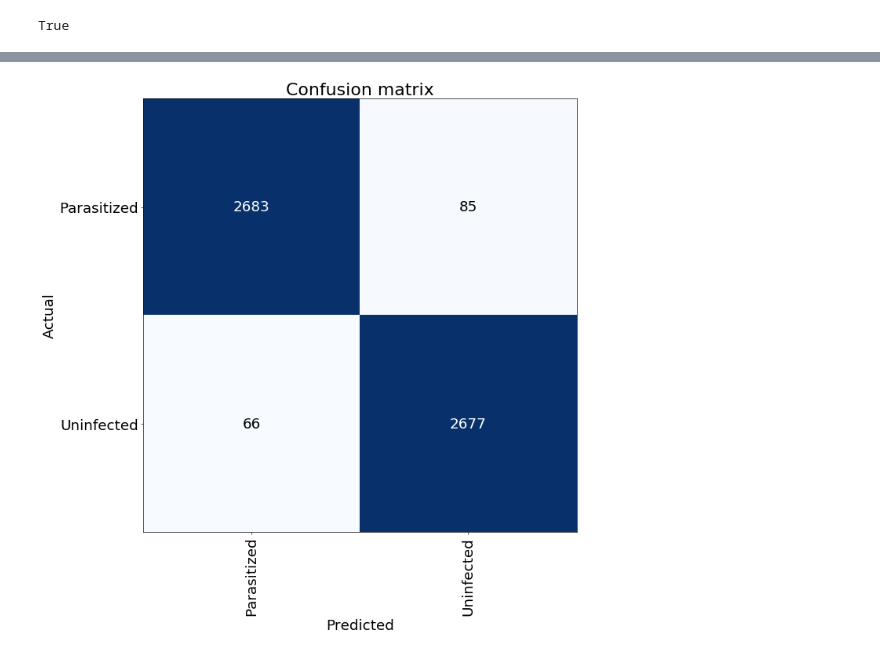
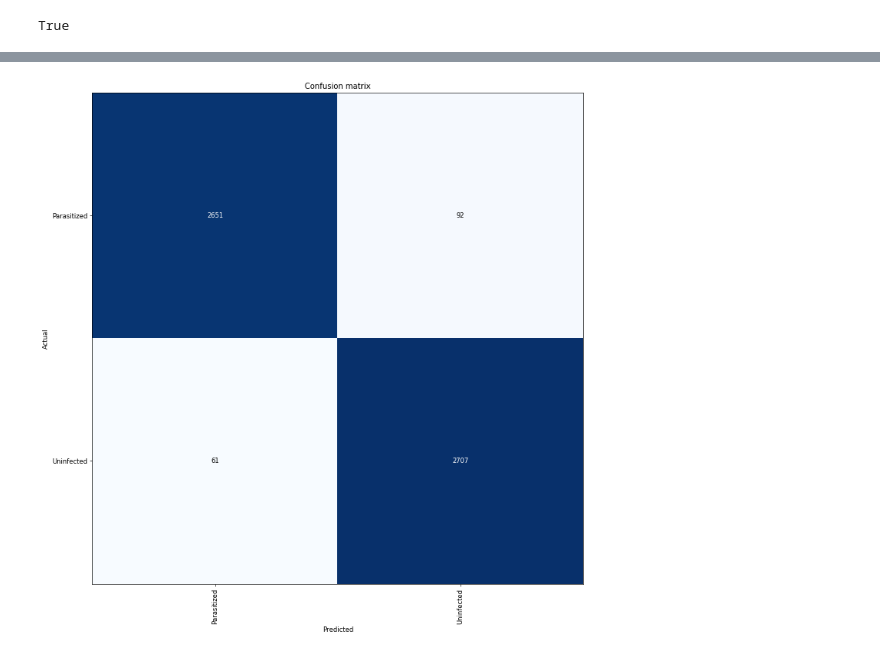
Before and after one commit to RaymondDashWu/Malaria-Detection, a Jupyter notebook: Malaria Detection.ipynb, the cells around one changed output, grey strips where cells are left out. Cells and saved outputs as stored; diff of their text form; code cells hidden in the pictures.

```diff
--- a/Malaria Detection.ipynb
+++ b/Malaria Detection.ipynb
@@ -236,3 +262,0 @@ LR Finder is complete, type {learner_name}.recorder.plot() to see the graph.
-# %%
-learn.fit_one_cycle(8, 3e-3)
-# https://youtu.be/ccMHJeQU4Qw?t=3552 ¯\_(ツ)_/¯
@@ -248,0 +263,2 @@ learn.fit_one_cycle(8, 3e-3)
+# %%
+learn.fit_one_cycle(10, slice(1e-3/2))
@@ -257,0 +288,5 @@ LR Finder is complete, type {learner_name}.recorder.plot() to see the graph.
+# %%
+learn.fit_one_cycle(5, slice(1e-4, (1e-3)/5))
+
+# learn.fit_one_cycle(8, 3e-3)
+# https://youtu.be/ccMHJeQU4Qw?t=3552 ¯\_(ツ)_/¯
@@ -258,5 +321,5 @@ LR Finder is complete, type {learner_name}.recorder.plot() to see the graph.
 # %%
 #TODO: Figure out how many epochs before this starts doing badly. Just starting to get good! Could push a couple more.
 
-learn.unfreeze()
-learn.fit_one_cycle(15, max_lr=slice(1e-6,1e-4))
+# learn.unfreeze()
+# learn.fit_one_cycle(15, max_lr=slice(1e-6,1e-4))
@@ -294,5 +340,4 @@ interp.plot_top_losses(9, figsize=(15,14), heatmap = False)
 # %%
 interp.plot_confusion_matrix(figsize=(12,12), dpi=60)
-plt.rcParams.update({'font.size': 72})
 # %% [output]
-[figure, old version]
+[figure, new version]
```
Also changed, not shown: parts of 36 cells of this notebook, 1 other file.
